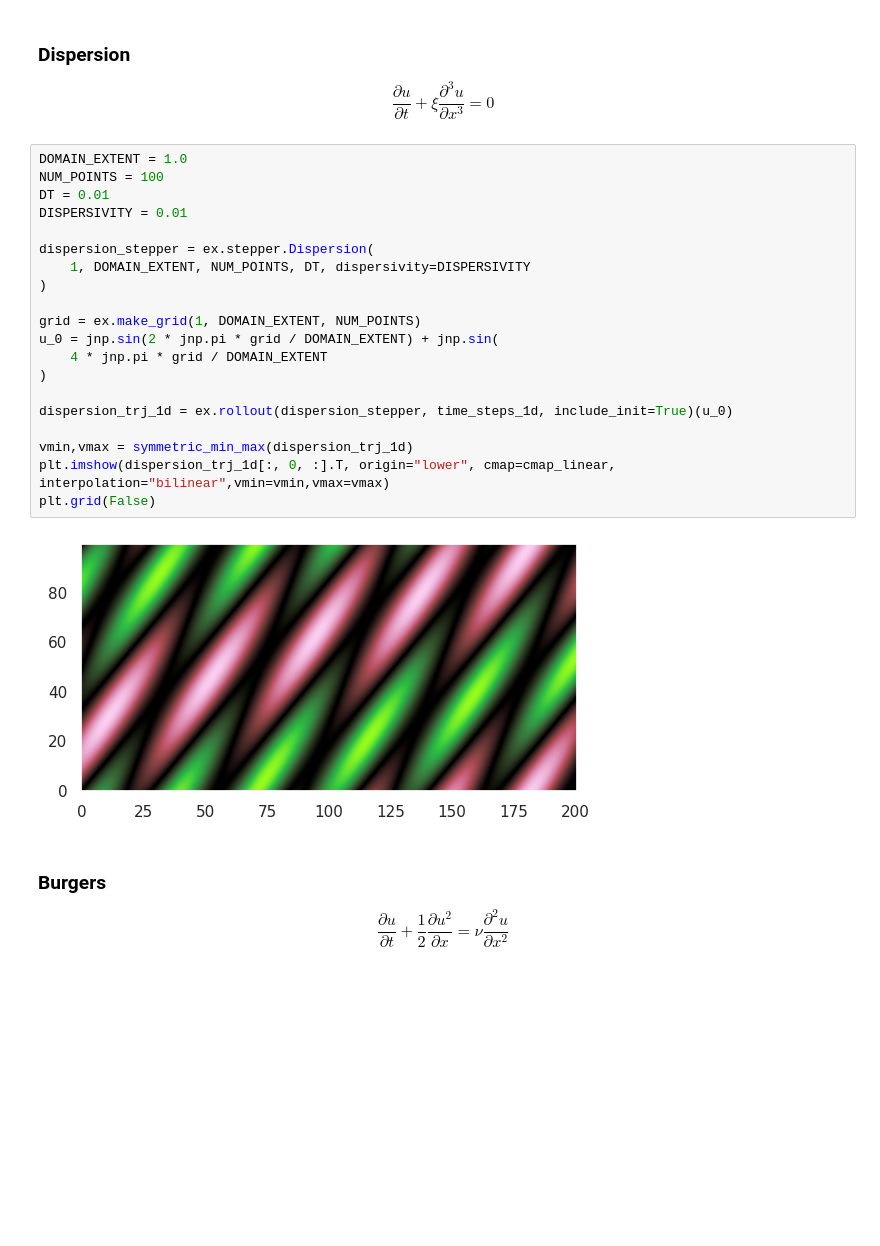
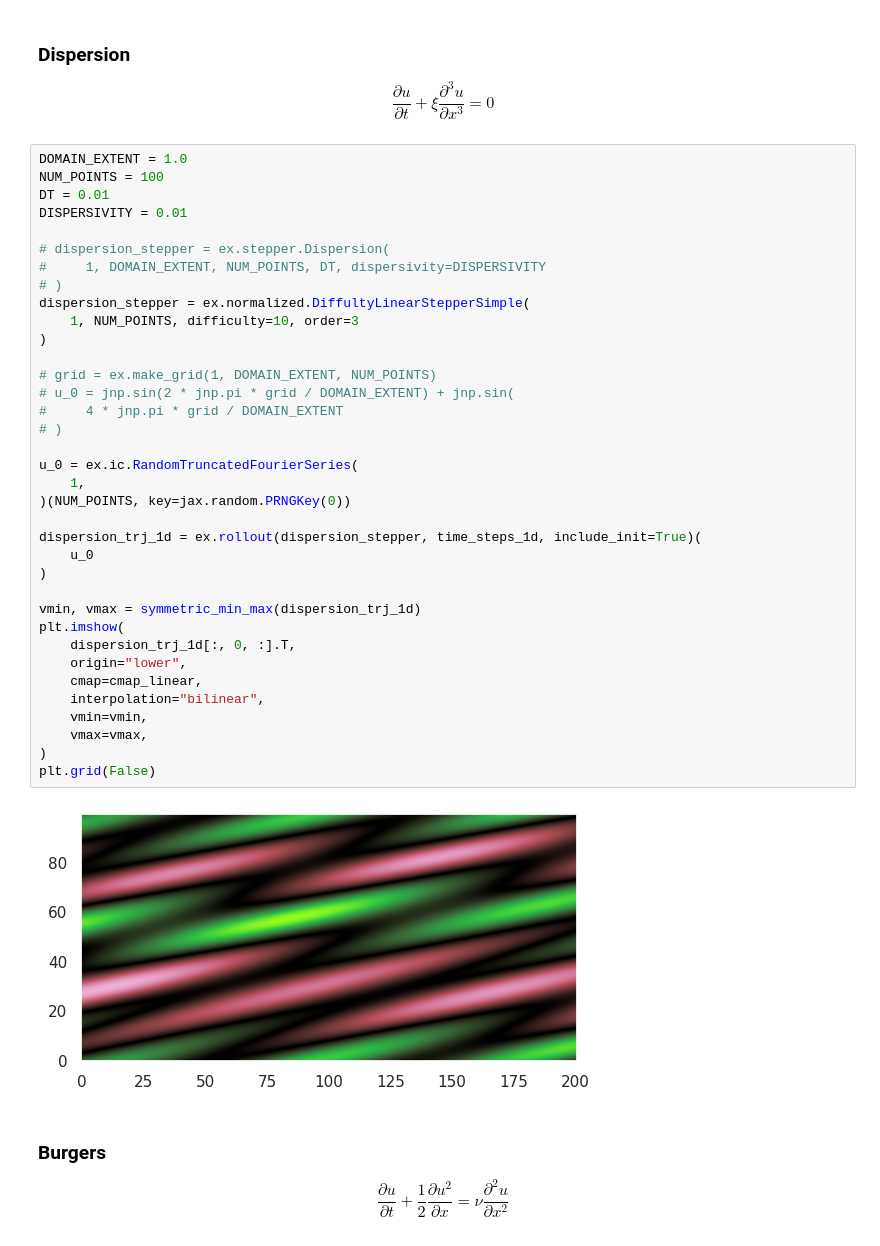
Before and after one commit to qiauil/exponax, a Jupyter notebook: teaser.ipynb, the cells around one changed output. Drawn from its saved outputs; the diff is of its cells as text; blank space fills up the shorter version.

```diff
--- a/teaser.ipynb
+++ b/teaser.ipynb
@@ -68,25 +79,41 @@ $$ \frac{\partial u}{\partial t} + \xi \frac{\partial^3 u}{\partial x^3} = 0 $$
 # %%
 DOMAIN_EXTENT = 1.0
 NUM_POINTS = 100
 DT = 0.01
 DISPERSIVITY = 0.01
 
-dispersion_stepper = ex.stepper.Dispersion(
-    1, DOMAIN_EXTENT, NUM_POINTS, DT, dispersivity=DISPERSIVITY
+# dispersion_stepper = ex.stepper.Dispersion(
+#     1, DOMAIN_EXTENT, NUM_POINTS, DT, dispersivity=DISPERSIVITY
+# )
+dispersion_stepper = ex.normalized.DiffultyLinearStepperSimple(
+    1, NUM_POINTS, difficulty=10, order=3
 )
 
-grid = ex.make_grid(1, DOMAIN_EXTENT, NUM_POINTS)
-u_0 = jnp.sin(2 * jnp.pi * grid / DOMAIN_EXTENT) + jnp.sin(
-    4 * jnp.pi * grid / DOMAIN_EXTENT
+# grid = ex.make_grid(1, DOMAIN_EXTENT, NUM_POINTS)
+# u_0 = jnp.sin(2 * jnp.pi * grid / DOMAIN_EXTENT) + jnp.sin(
+#     4 * jnp.pi * grid / DOMAIN_EXTENT
+# )
+
+u_0 = ex.ic.RandomTruncatedFourierSeries(
+    1,
+)(NUM_POINTS, key=jax.random.PRNGKey(0))
+
+dispersion_trj_1d = ex.rollout(dispersion_stepper, time_steps_1d, include_init=True)(
+    u_0
 )
 
-dispersion_trj_1d = ex.rollout(dispersion_stepper, time_steps_1d, include_init=True)(u_0)
-
-vmin,vmax = symmetric_min_max(dispersion_trj_1d)
-plt.imshow(dispersion_trj_1d[:, 0, :].T, origin="lower", cmap=cmap_linear, interpolation="bilinear",vmin=vmin,vmax=vmax)
+vmin, vmax = symmetric_min_max(dispersion_trj_1d)
+plt.imshow(
+    dispersion_trj_1d[:, 0, :].T,
+    origin="lower",
+    cmap=cmap_linear,
+    interpolation="bilinear",
+    vmin=vmin,
+    vmax=vmax,
+)
 plt.grid(False)
 # %% [output]
-[figure, old version]
+[figure, new version]
 # %% [markdown]
 ### Burgers
 
```
Also changed, not shown: parts of 23 cells of this notebook.
